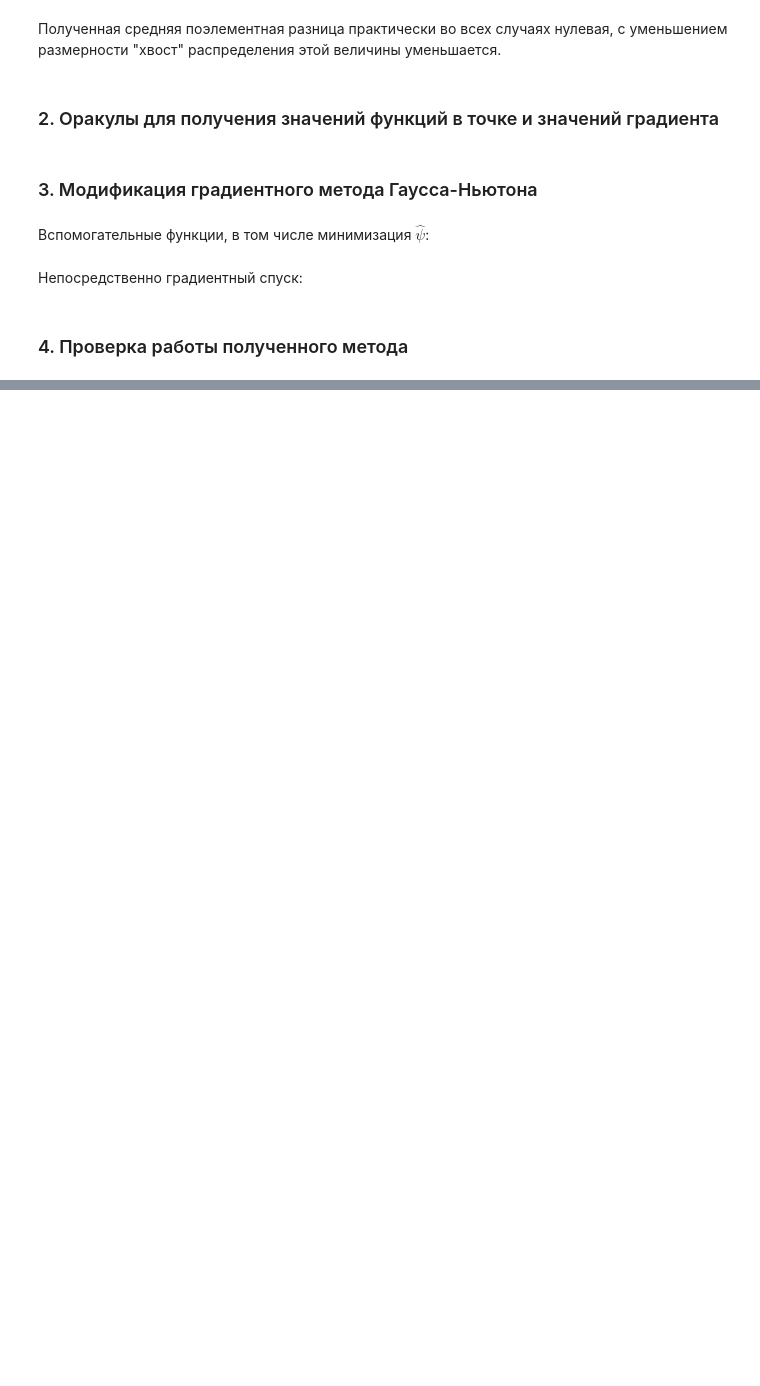
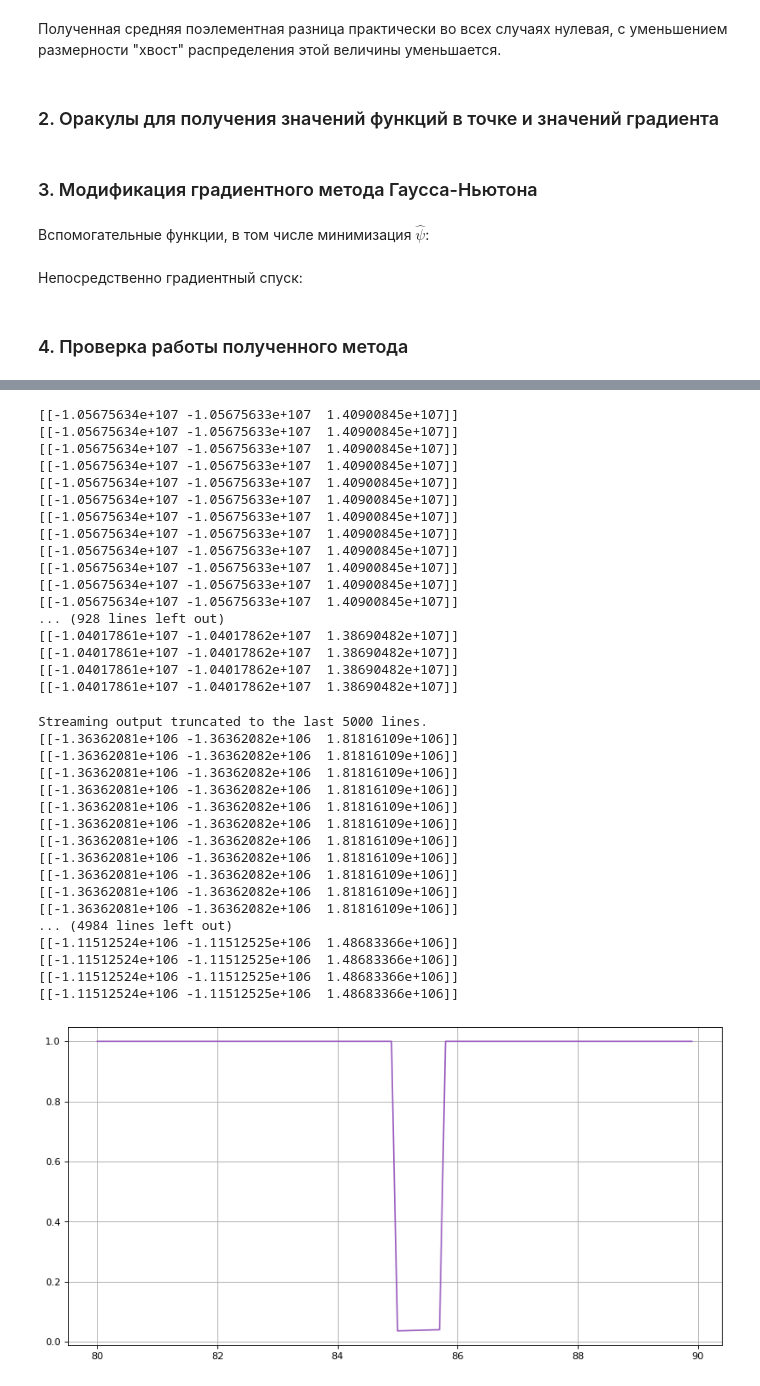
Before and after one commit to kuskarov/hse-optimization-project, a Jupyter notebook: implementation.ipynb, the cells around one changed output, grey strips where cells are left out. Cells and saved outputs as stored; diff of their text form; code cells hidden in the pictures; blank space fills up the shorter version.

```diff
--- a/implementation.ipynb
+++ b/implementation.ipynb
@@ -366,0 +485,23 @@ class GradientDescent():
+# %%
+GD = GradientDescent()
+oracle = OracleCGE(2, [1, 1, 1], 1, [1, 1], 1)
+rule = "extrapolation"
+
+result = []
+L0s = np.arange(80, 90, 0.1)
+for L0 in L0s:
+  try:
+    points_history = GD.do_gd(oracle, np.array([[1], [1], [1]]), 0.0001, L0, rule, verbose=False)
+    function_value_history = [oracle.f_1(x)[0,0] for x in points_history]
+    print(L0, function_value_history[-1])
+    result.append(function_value_history[-1])
+  except:
+    result.append(1) # метод не сошелся
+#    print(L0, "ooops")
+
+fig = plt.figure(dpi=80, figsize=(12, 6))
+plt.plot(L0s, result, color="xkcd:amethyst")
+plt.grid(True)
+plt.show()
+fig.savefig("cge_{}_L0s.png".format(rule))
+# %% [output]
@@ -367,2 +525,37 @@ class GradientDescent():
+[[-1.05675634e+107 -1.05675633e+107  1.40900845e+107]]
+[[-1.05675634e+107 -1.05675633e+107  1.40900845e+107]]
+[[-1.05675634e+107 -1.05675633e+107  1.40900845e+107]]
+[[-1.05675634e+107 -1.05675633e+107  1.40900845e+107]]
+[[-1.05675634e+107 -1.05675633e+107  1.40900845e+107]]
+[[-1.05675634e+107 -1.05675633e+107  1.40900845e+107]]
+[[-1.05675634e+107 -1.05675633e+107  1.40900845e+107]]
+[[-1.05675634e+107 -1.05675633e+107  1.40900845e+107]]
+[[-1.05675634e+107 -1.05675633e+107  1.40900845e+107]]
+[[-1.05675634e+107 -1.05675633e+107  1.40900845e+107]]
+[[-1.05675634e+107 -1.05675633e+107  1.40900845e+107]]
+[[-1.05675634e+107 -1.05675633e+107  1.40900845e+107]]
+... (928 lines left out)
+[[-1.04017861e+107 -1.04017862e+107  1.38690482e+107]]
+[[-1.04017861e+107 -1.04017862e+107  1.38690482e+107]]
+[[-1.04017861e+107 -1.04017862e+107  1.38690482e+107]]
+[[-1.04017861e+107 -1.04017862e+107  1.38690482e+107]]
+Streaming output truncated to the last 5000 lines.
+[[-1.36362081e+106 -1.36362082e+106  1.81816109e+106]]
+[[-1.36362081e+106 -1.36362082e+106  1.81816109e+106]]
+[[-1.36362081e+106 -1.36362082e+106  1.81816109e+106]]
+[[-1.36362081e+106 -1.36362082e+106  1.81816109e+106]]
+[[-1.36362081e+106 -1.36362082e+106  1.81816109e+106]]
+[[-1.36362081e+106 -1.36362082e+106  1.81816109e+106]]
+[[-1.36362081e+106 -1.36362082e+106  1.81816109e+106]]
+[[-1.36362081e+106 -1.36362082e+106  1.81816109e+106]]
+[[-1.36362081e+106 -1.36362082e+106  1.81816109e+106]]
+[[-1.36362081e+106 -1.36362082e+106  1.81816109e+106]]
+[[-1.36362081e+106 -1.36362082e+106  1.81816109e+106]]
+... (4984 lines left out)
+[[-1.11512524e+106 -1.11512525e+106  1.48683366e+106]]
+[[-1.11512524e+106 -1.11512525e+106  1.48683366e+106]]
+[[-1.11512524e+106 -1.11512525e+106  1.48683366e+106]]
+[[-1.11512524e+106 -1.11512525e+106  1.48683366e+106]]
+[figure, added]
 # %%
 GD = GradientDescent()
```
Also changed, not shown: parts of 22 cells of this notebook, 1 other file.
